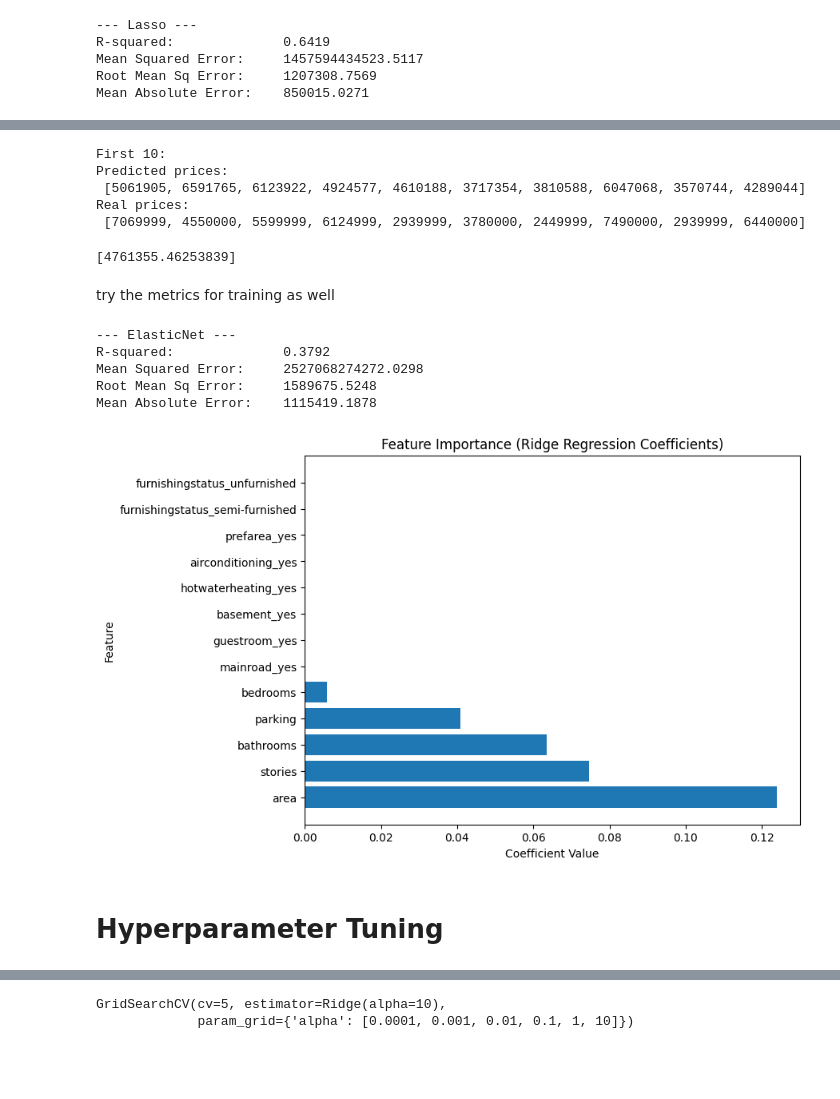
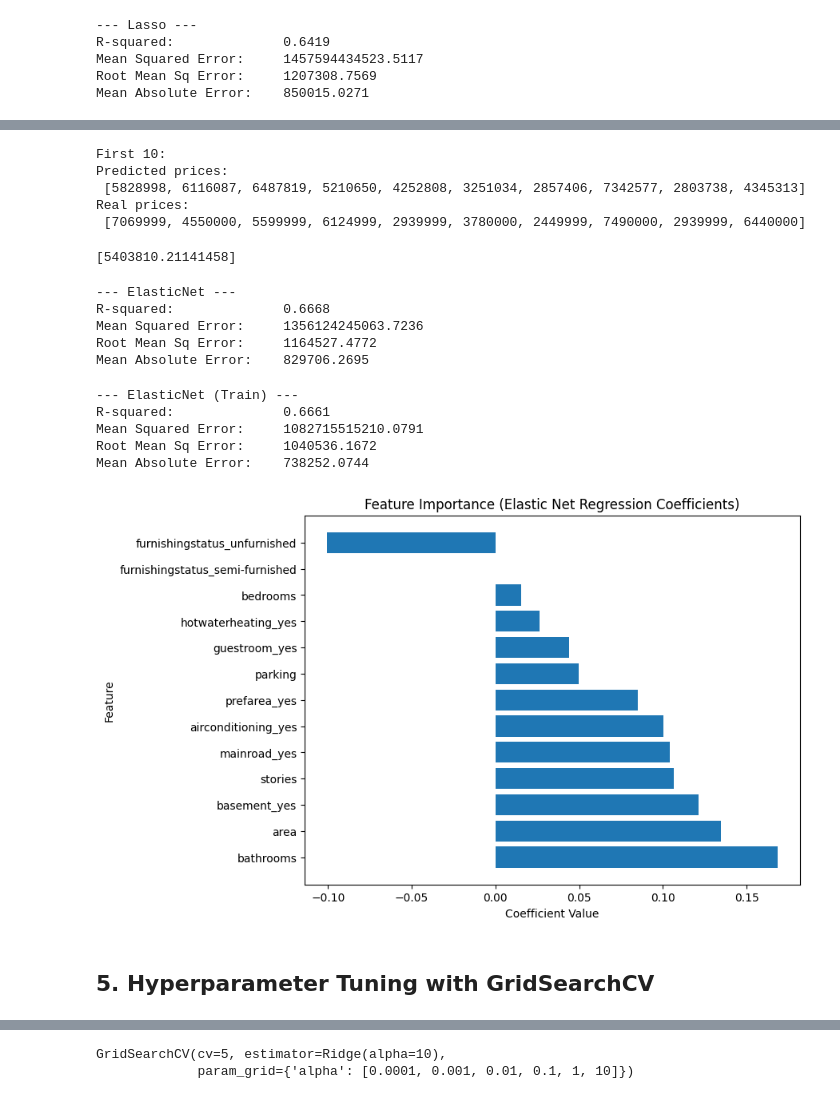
Before and after one commit to JherrerasPY/Project-002_House-Price-Prediction_Medium, a Jupyter notebook: main.ipynb, the cells around one changed output, grey strips where cells are left out. Cells and saved outputs as stored; diff of their text form; code cells hidden in the pictures; blank space fills up the shorter version.

```diff
--- a/main.ipynb
+++ b/main.ipynb
@@ -268,7 +313,17 @@ plt.show()
 # %%
 from sklearn.linear_model import ElasticNet
 
-ENet = ElasticNet(alpha = 0.1)
+# Elastic Net combina both, Ridge and Lasso penalties
+# This give us the best of both worlds
+# - Ridge: handle correlated features well
+# - Lasso: can zero out irrelevant features
+
+# 2 parameter to tune:
+# 1. alpha: the regularization strength
+# 2. L1_ratio : Mix between L1 and L2, where 0: pure Ridge, 1: pure Lasso and 0.5: equal mix of both
+ENet = ElasticNet(alpha = 0.01, l1_ratio=0.5)
 ENet.fit(X_train_processed, y_train)
 y_pred_ENet = ENet.predict(X_test_processed)
+
+# Alternative: ElasticNetCV tune both alpha and L1 ratio automatically
 # %%
@@ -280,7 +336,7 @@ print('Real prices: \n', [int(i) for i in y_test_real[:10]])
 # %% [output]
 First 10:
 Predicted prices:
- [5061905, 6591765, 6123922, 4924577, 4610188, 3717354, 3810588, 6047068, 3570744, 4289044]
+ [5828998, 6116087, 6487819, 5210650, 4252808, 3251034, 2857406, 7342577, 2803738, 4345313]
 Real prices:
  [7069999, 4550000, 5599999, 6124999, 2939999, 3780000, 2449999, 7490000, 2939999, 6440000]
 # %%
@@ -288,31 +344,39 @@ predicted_price = ENet.predict(new_house_processed)
 predicted_price = np.expm1(predicted_price) # reverse log scale
 print(predicted_price)
 # %% [output]
-[4761355.46253839]
+[5403810.21141458]
-# %% [markdown]
- try the metrics for training as well
 # %%
 evaluate_model(y_test_real, y_pred_ENet_real,"ElasticNet")
 # %% [output]
 --- ElasticNet ---
-R-squared:              0.3792
-Mean Squared Error:     2527068274272.0298
-Root Mean Sq Error:     1589675.5248
-Mean Absolute Error:    1115419.1878
+R-squared:              0.6668
+Mean Squared Error:     1356124245063.7236
+Root Mean Sq Error:     1164527.4772
+Mean Absolute Error:    829706.2695
+# %%
+# We can evaluate the training data only the check for Overfitting
+y_pred_ENet_train = np.expm1(ENet.predict(X_train_processed))
+evaluate_model(y_train_real, y_pred_ENet_train, "ElasticNet (Train)")
+# %% [output]
+--- ElasticNet (Train) ---
+R-squared:              0.6661
+Mean Squared Error:     1082715515210.0791
+Root Mean Sq Error:     1040536.1672
+Mean Absolute Error:    738252.0744
 # %%
 ENet_df = pd.DataFrame({})
 ENet_coefficients = ENet.coef_
 ENet_df['Coefficients'] = ENet_coefficients
 ENet_df['Feature'] = list(numeric_features) + list(encoder.get_feature_names_out(categorical_features))
 ENet_df_sorted = ENet_df.sort_values(by = 'Coefficients', ascending = False)
+
+plt.figure(figsize=(8,6))
+plt.barh(ENet_df_sorted["Feature"], ENet_df_sorted["Coefficients"])
+plt.xlabel("Coefficient Value")
+plt.ylabel("Feature")
+plt.title("Feature Importance (Elastic Net Regression Coefficients)")
+plt.show()
+# %% [output]
+[figure, added]
-# %%
-plt.figure(figsize=(8,6))
-plt.barh(ENet_df_sorted["Feature"], ENet_df_sorted["Coefficients"])
-plt.xlabel("Coefficient Value")
-plt.ylabel("Feature")
-plt.title("Feature Importance (Ridge Regression Coefficients)")
-plt.show()
-# %% [output]
-[figure, removed]
 # %% [markdown]
-# Hyperparameter Tuning
+## 5. Hyperparameter Tuning with GridSearchCV
```
Also changed, not shown: parts of 36 cells of this notebook.
